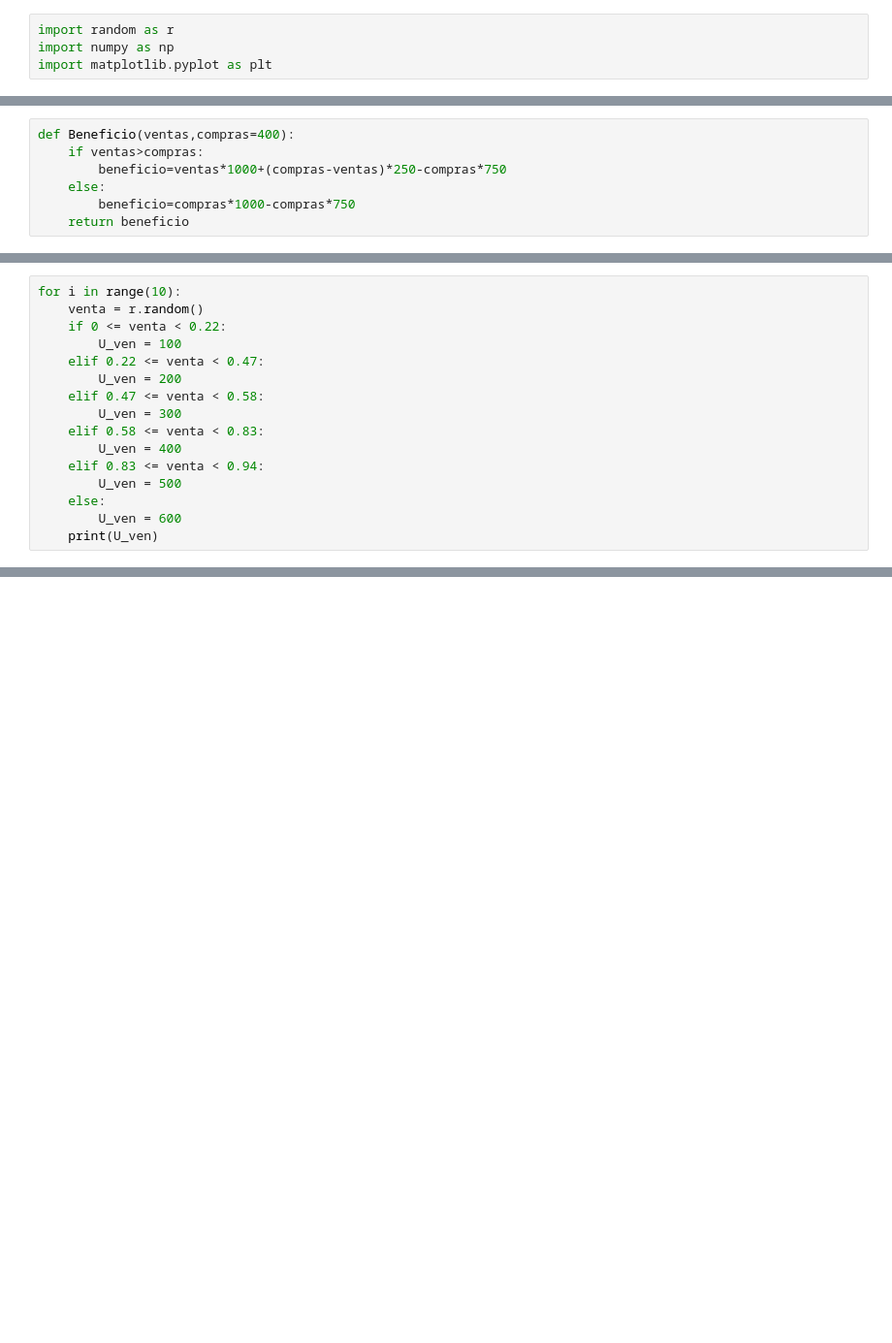
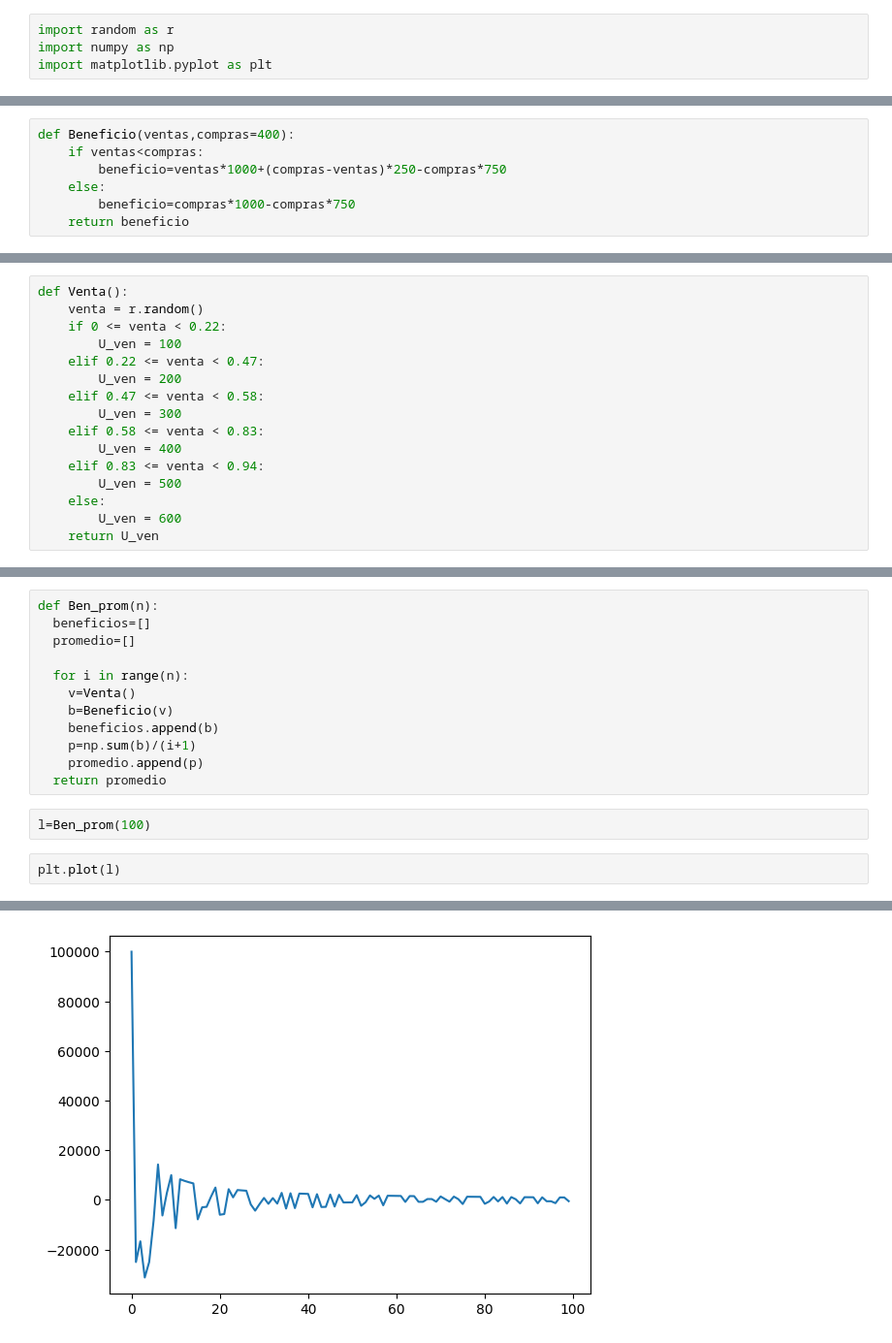
Before and after one commit to Mauricio-Fragoso-Mendoza/Simulacion-I, a Jupyter notebook: Ejercicio_2.ipynb, the cells around one changed output, grey strips where cells are left out. Shown at 97% size. Drawn from its saved outputs; the diff is of its cells as text; blank space fills up the shorter version.

```diff
--- a/Ejercicio_2.ipynb
+++ b/Ejercicio_2.ipynb
@@ -7,6 +9,6 @@ import matplotlib.pyplot as plt
 # %%
 def Beneficio(ventas,compras=400):
-    if ventas>compras:
+    if ventas<compras:
         beneficio=ventas*1000+(compras-ventas)*250-compras*750
     else:
         beneficio=compras*1000-compras*750
@@ -18,5 +22,5 @@ Beneficio(300)
 # %%
-for i in range(10):
+def Venta():
     venta = r.random()
     if 0 <= venta < 0.22:
         U_ven = 100
@@ -30,4 +34,4 @@ for i in range(10):
         U_ven = 500
     else:
         U_ven = 600
-    print(U_ven)
+    return U_ven
@@ -44,0 +44,17 @@ for i in range(10):
+# %%
+def Ben_prom(n):
+  beneficios=[]
+  promedio=[]
+
+  for i in range(n):
+    v=Venta()
+    b=Beneficio(v)
+    beneficios.append(b)
+    p=np.sum(b)/(i+1)
+    promedio.append(p)
+  return promedio
+# %%
+l=Ben_prom(100)
+# %%
+plt.plot(l)
+# %% [output]
@@ -44,0 +62 @@ for i in range(10):
+[figure, added]
```
Also changed, not shown: parts of 16 cells of this notebook.
